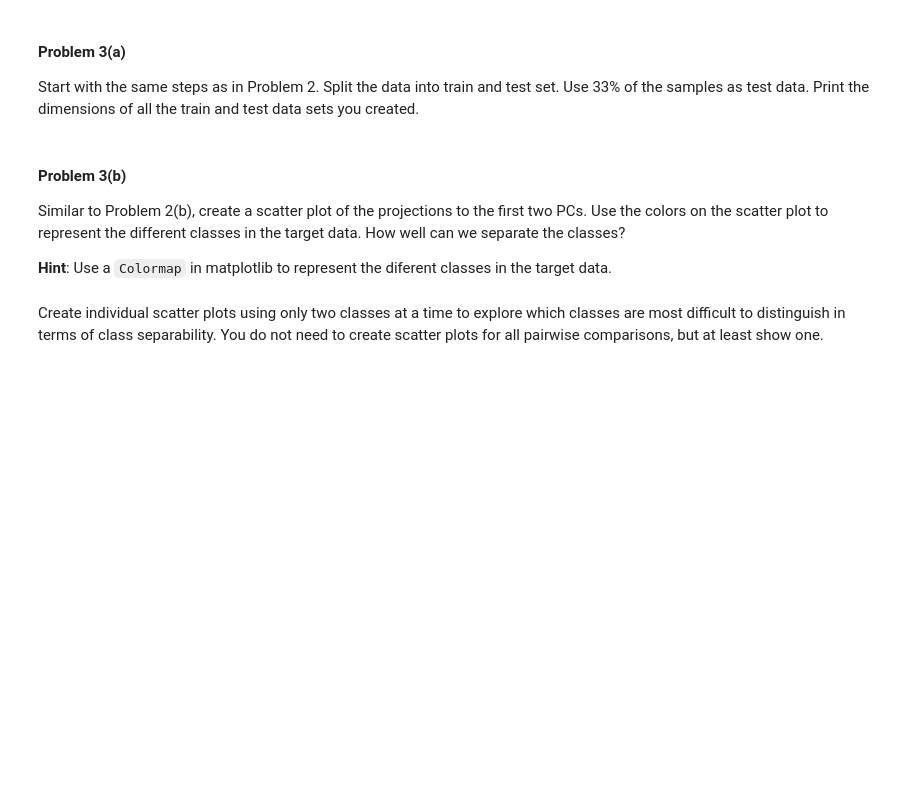
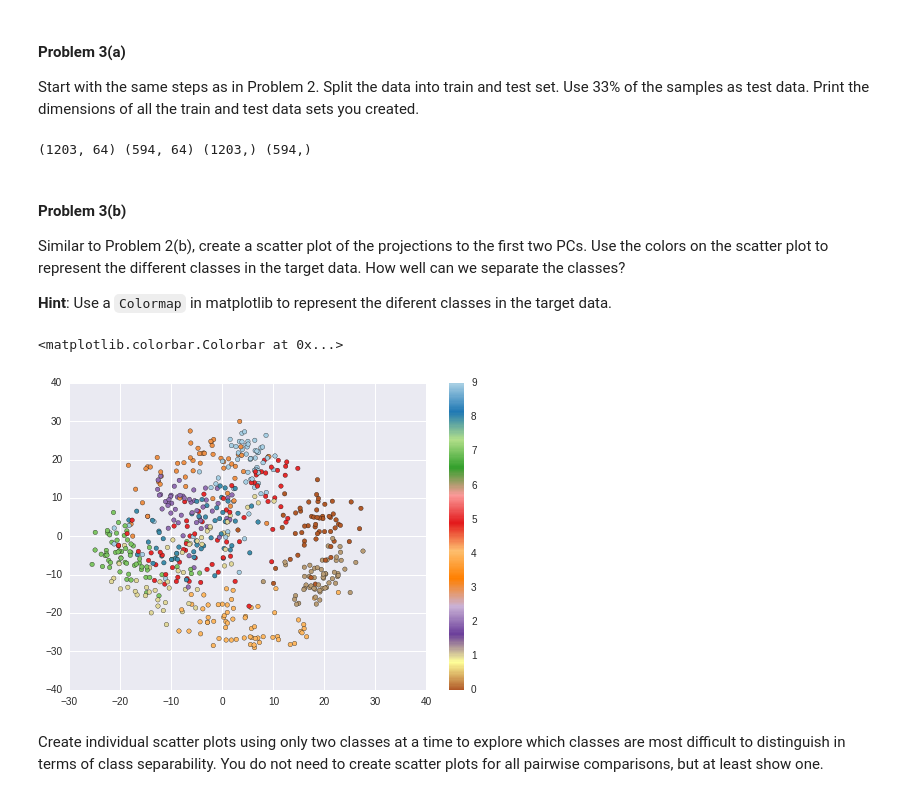
Before and after one commit to clementlefevre/CS109, a Jupyter notebook: 2014/homework_CL/HW3.ipynb, the cells around one changed output. Saved outputs shown, nothing was run; the diff lists cells and outputs as text; code cells hidden in the pictures; blank space fills up the shorter version.

```diff
--- a/2014/homework_CL/HW3.ipynb
+++ b/2014/homework_CL/HW3.ipynb
@@ -600,3 +621,12 @@ Start with the same steps as in Problem 2. Split the data into train and test se
+# %%
+### Your code here ###
+
+X_test,X_train,Y_test,Y_train = sklearn.cross_validation.train_test_split(X,Y,test_size=0.33,random_state=42)
+print X_test.shape,X_train.shape,Y_test.shape,Y_train.shape
+
+X_train_centered = X_train-np.mean(X_train,axis=0)
+# %% [output]
+(1203, 64) (594, 64) (1203,) (594,)
 # %% [markdown]
 #### Problem 3(b)
 
@@ -608,3 +636,13 @@ Similar to Problem 2(b), create a scatter plot of the projections to the first t
+# %%
+### Your code here ###
+svd = sklearn.decomposition.TruncatedSVD(n_components=10)
+pc = svd.fit_transform(X_train_centered,y_train)
+
+plt.scatter(pc[:,1],pc[:,0],c=Y_train,cmap=plt.cm.Paired_r)
+plt.colorbar()
+# %% [output]
+<matplotlib.colorbar.Colorbar at 0x...>
+[figure, added]
 # %% [markdown]
 Create individual scatter plots using only two classes at a time to explore which classes are most difficult to distinguish in terms of class separability.  You do not need to create scatter plots for all pairwise comparisons, but at least show one.
 # %%
```
Also changed, not shown: parts of 12 cells of this notebook, 3 other files.
